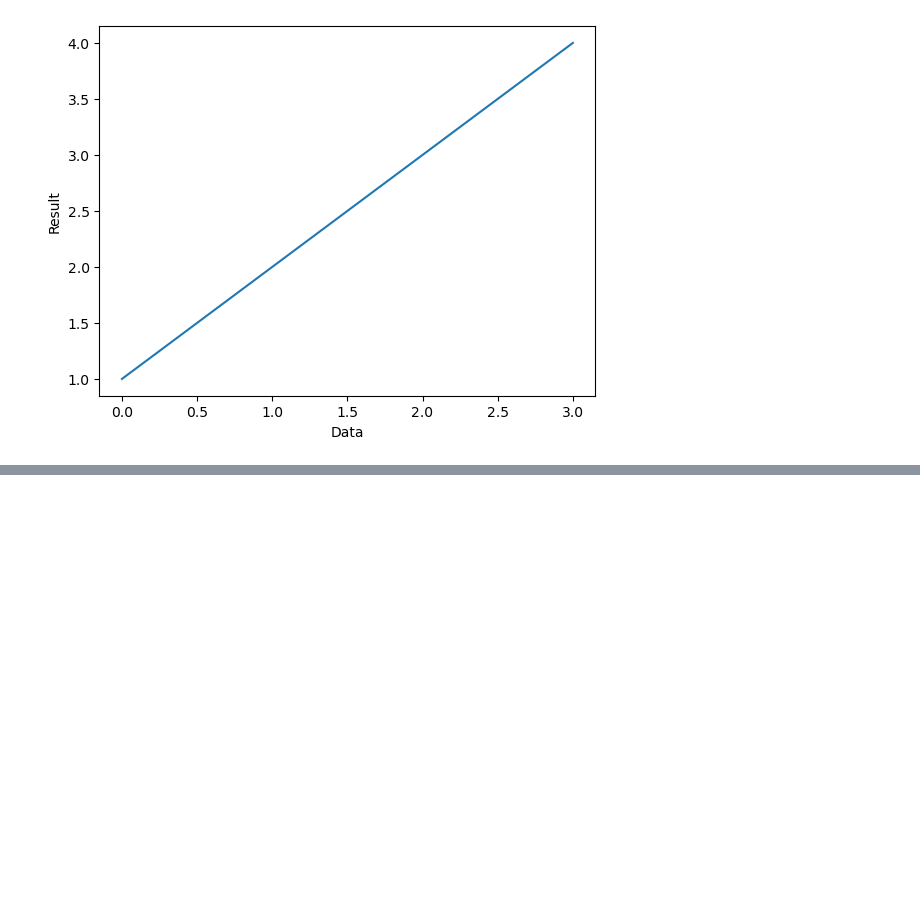
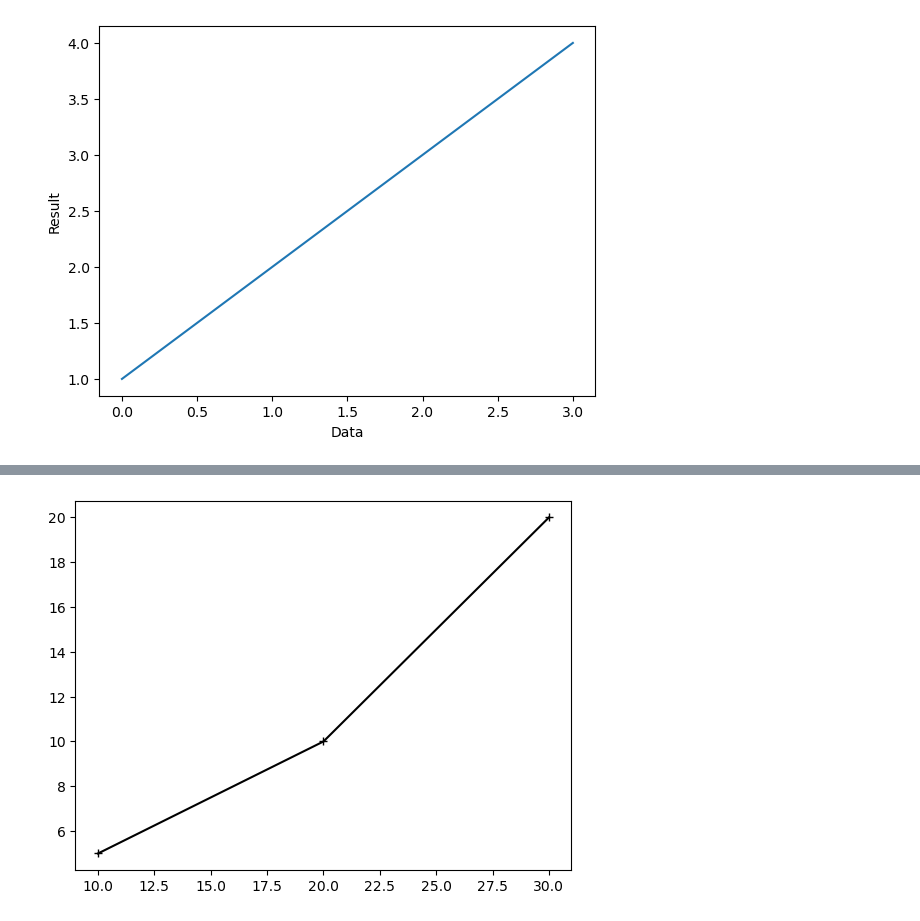
Before and after one commit to angelless00/KDT, a Jupyter notebook: EX_PANDAS06/DAY07/ex_matplot_line.ipynb, the cells around one changed output, grey strips where cells are left out. Cells and saved outputs as stored; diff of their text form; code cells hidden in the pictures; blank space fills up the shorter version.

```diff
--- a/EX_PANDAS06/DAY07/ex_matplot_line.ipynb
+++ b/EX_PANDAS06/DAY07/ex_matplot_line.ipynb
@@ -16,0 +33,13 @@ plt.show() ## 1대1 대화방식이라 반환값들이 존재! 반환값들 안
+# %%
+# [2] 그래프 그리기 - 선(Line) 그래프
+# plot(x축데이터,y축데이터, fmf(포맷스트링))
+# fmf 포맷스트링 : 그래프 색상, 두께, 스타일 등등 지정
+# 색상코드 r g b k
+# 점모양코드 o ^ > < +
+# 선모양코드 - --
+#plt.plot([10,20,30],[5,10,20],'ro--') # 동그라미
+#plt.plot([10,20,30],[5,10,20],'b^--') # 위로가는 삼각형
+plt.plot([10,20,30],[5,10,20],'k-+') # 오른쪽방향 삼각형
+plt.show()
+# %% [output]
+[figure, added]
```
Also changed, not shown: parts of 7 cells of this notebook, 7 other files.
